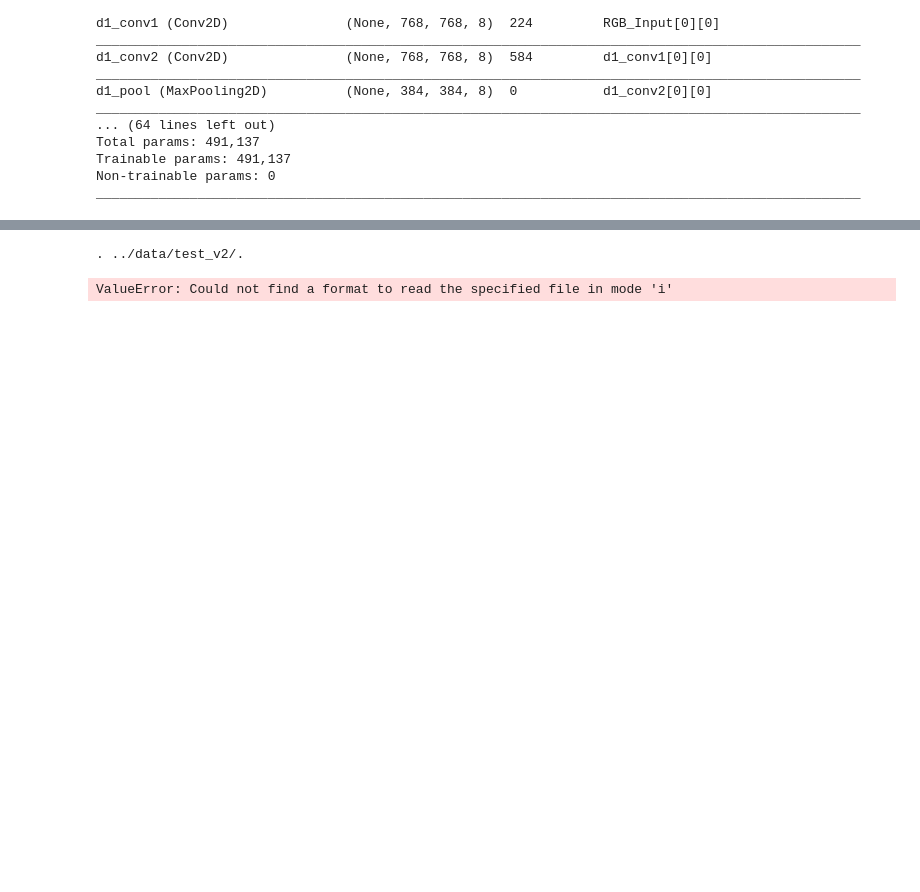
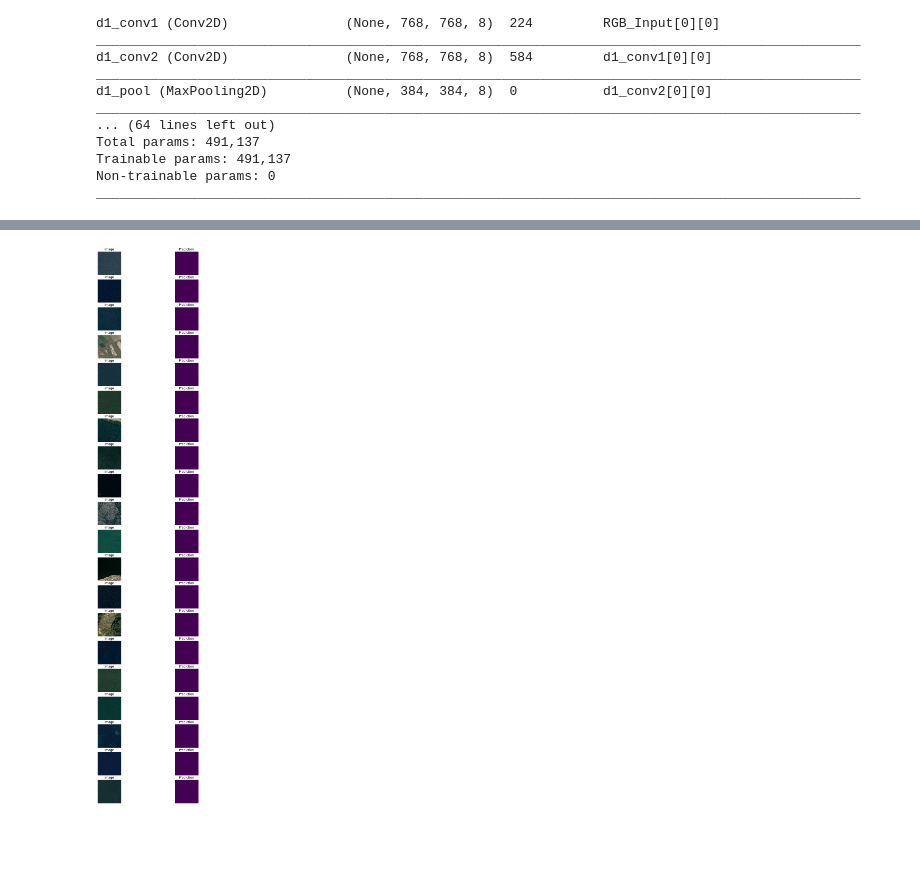
Before and after one commit to blainerothrock/airbus-ship-detection, a Jupyter notebook: submission_v2.ipynb, the cells around one changed output, grey strips where cells are left out. Drawn from its saved outputs; the diff is of its cells as text; code cells hidden in the pictures; blank space fills up the shorter version.

Commit message:
submission run

```diff
--- a/submission_v2.ipynb
+++ b/submission_v2.ipynb
@@ -373,5 +373,5 @@ fig.savefig('images/overview.png')
 # %%
-valid_x, valid_y = next(make_image_gen(valid_df))
+valid_x, valid_y = next(make_image_gen(valid_df, unet_params, train_image_dir))
 print(valid_x.shape, valid_y.shape)
 # %% [output]
 (4, 768, 768, 3) (4, 768, 768, 1)
@@ -397,7 +394,7 @@ image_gen = ImageDataGenerator(**dg_args)
 label_gen = ImageDataGenerator(**dg_args)
 # %%
 from util import create_aug_gen
-cur_gen = create_aug_gen(train_gen)
+cur_gen = create_aug_gen(train_gen, image_gen, label_gen)
 t_x, t_y = next(cur_gen)
 print('x', t_x.shape, t_x.dtype, t_x.min(), t_x.max())
 print('y', t_y.shape, t_y.dtype, t_y.min(), t_y.max())
@@ -512,16 +507,18 @@ WARNING:tensorflow:`epsilon` argument is deprecated and will be removed, use `mi
 # %%
 step_count = min(unet_params.max_train_steps, train_df.shape[0]//unet_params.batch_size)
-aug_gen = create_aug_gen(make_image_gen(train_df))
+aug_gen = create_aug_gen(make_image_gen(train_df, unet_params, train_image_dir), image_gen, label_gen)
 
 loss_history = [
     unet.fit(
         aug_gen,
         steps_per_epoch=step_count,
-        epochs=unet_params.num_epochs,
+        epochs=10,
         validation_data=(valid_x, valid_y),
         callbacks=callbacks_list
     )
 ]
+
+pickle.dump(loss_history, open('models/submission_loss.history.pickle', 'wb'))
 # %% [output]
 WARNING:tensorflow:sample_weight modes were coerced from
   ...
@@ -536,32 +548,30 @@ show_loss(loss_history)
 # %%
 # save model
-seg_model.load_weights(weight_path)
-seg_model.save('seg_model_03_05_midnight.h5')
+unet.load_weights(weight_path)
+unet.save('models/submission_model.h5')
 
-if params.img_scaling is not None:
+if unet_params.img_scaling is not None:
     fullres_model = models.Sequential()
-    fullres_model.add(layers.AvgPool2D(params.img_scaling, input_shape = (None, None, 3)))
-    fullres_model.add(seg_model)
-    fullres_model.add(layers.UpSampling2D(params.img_scaling))
+    fullres_model.add(AvgPool2D(unet_params.img_scaling, input_shape = (None, None, 3)))
+    fullres_model.add(unet)
+    fullres_model.add(UpSampling2D(unet_params.img_scaling))
 else:
     fullres_model = seg_model
-fullres_model.save('fullres_model_03_05_midnight.h5')
+fullres_model.save('images/submission.h5')
 # %%
 # Predict
 fig, m_axs = plt.subplots(20, 2, figsize = (10, 40))
 [c_ax.axis('off') for c_ax in m_axs.flatten()]
-for (ax1, ax2), c_img_name in zip(m_axs, test_image_dir):
+for (ax1, ax2), c_img_name in zip(m_axs, os.listdir(test_image_dir)):
     c_path = os.path.join(test_image_dir, c_img_name)
-    print(c_img_name, c_path)
-    c_img = imread(c_path)
-    first_img = np.expand_dims(c_img, 0)/255.0
-    first_seg = fullres_model.predict(first_img)
-    ax1.imshow(first_img[0])
-    ax1.set_title('Image')
-    ax2.imshow(first_seg[0, :, :, 0], vmin = 0, vmax = 1)
-    ax2.set_title('Prediction')
-fig.savefig('test_predictions_03_05_midnight_02.png')
+    if '.jpg' in c_path:
+        c_img = imread(c_path)
+        first_img = np.expand_dims(c_img, 0)/255.0
+        first_seg = fullres_model.predict(first_img)
+        ax1.imshow(first_img[0])
+        ax1.set_title('Image')
+        ax2.imshow(first_seg[0, :, :, 0], vmin = 0, vmax = 1)
+        ax2.set_title('Prediction')
+fig.savefig('images/submission_pred.png')
 # %% [output]
-. ../data/test_v2/.
-ValueError: Could not find a format to read the specified file in mode 'i'
-[figure, old version]
+[figure, new version]
```
Also changed, not shown: parts of 12 cells of this notebook, 10 other files.
